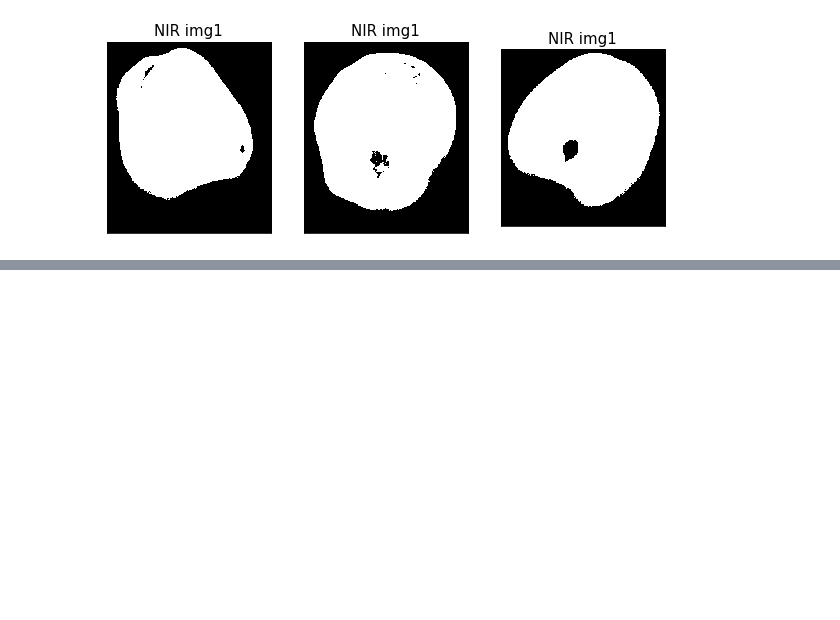
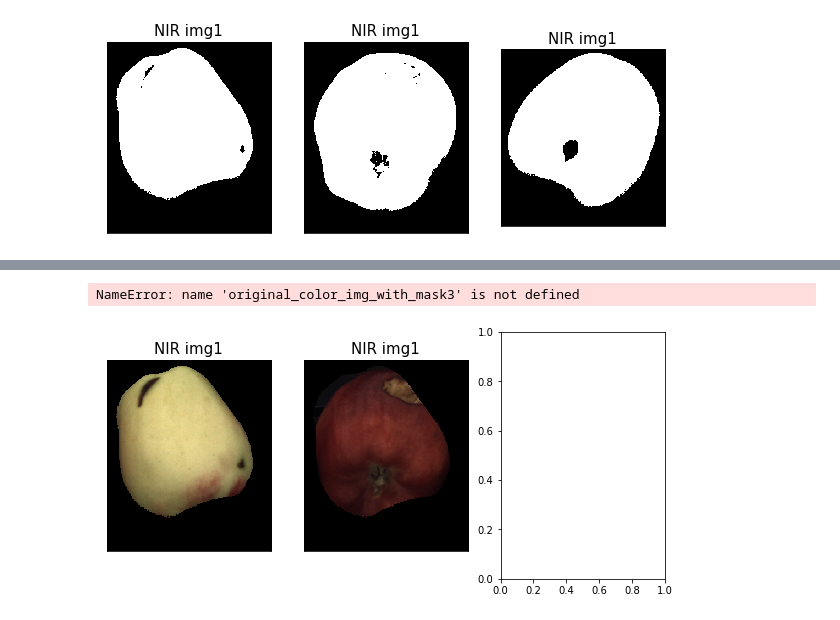
Before and after one commit to pptr3/fruit-inspection, a Jupyter notebook: Untitled.ipynb, the cells around one changed output, grey strips where cells are left out. Drawn from its saved outputs; the diff is of its cells as text; code cells hidden in the pictures; blank space fills up the shorter version.

```diff
--- a/Untitled.ipynb
+++ b/Untitled.ipynb
@@ -98,0 +96,26 @@ plt.show()
+# %%
+rgb_mask1 = convert_mask_to_RGB(mask1)
+rgb_mask2 = convert_mask_to_RGB(mask2)
+rgb_mask3 = convert_mask_to_RGB(mask3)
+# %%
+original_color_img_with_mask1 = apply_mask(rgb_mask1, img1_color)
+original_color_img_with_mask2 = apply_mask(rgb_mask2, img2_color)
+#original_color_img_with_mask3 = apply_mask(rgb_mask3, img3_color)
+# %%
+plt.figure(figsize=(10,10))
+plt.subplot(2,3,1)
+plt.imshow(original_color_img_with_mask1, cmap='gray', vmin=0, vmax=255)
+plt.title("NIR img1", fontsize = 15)
+plt.xticks([]), plt.yticks([])
+plt.subplot(2,3,2)
+plt.imshow(original_color_img_with_mask2, cmap='gray', vmin=0, vmax=255)
+plt.title("NIR img1", fontsize = 15)
+plt.xticks([]), plt.yticks([])
+plt.subplot(2,3,3)
+plt.imshow(original_color_img_with_mask3, cmap='gray', vmin=0, vmax=255)
+plt.title("NIR img1", fontsize = 15)
+plt.xticks([]), plt.yticks([])
+plt.show()
+# %% [output]
+NameError: name 'original_color_img_with_mask3' is not defined
+[figure, added]
```
Also changed, not shown: parts of 12 cells of this notebook.
